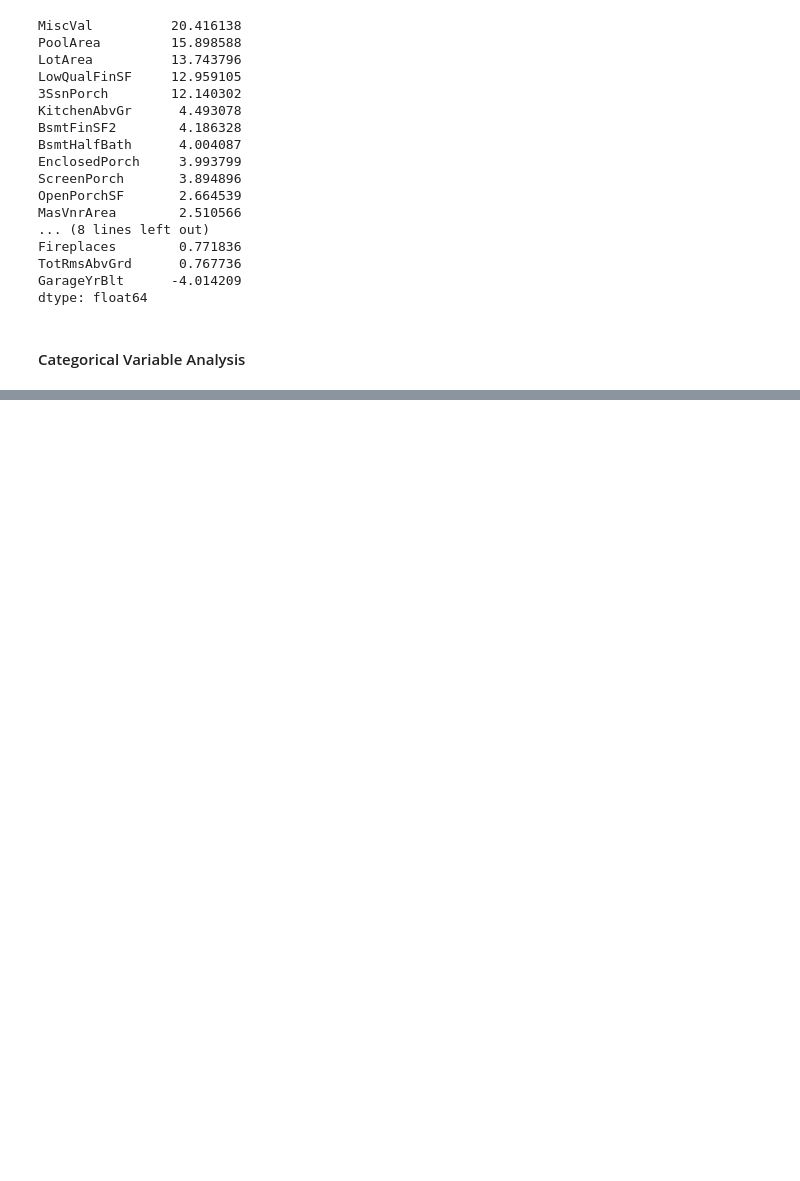
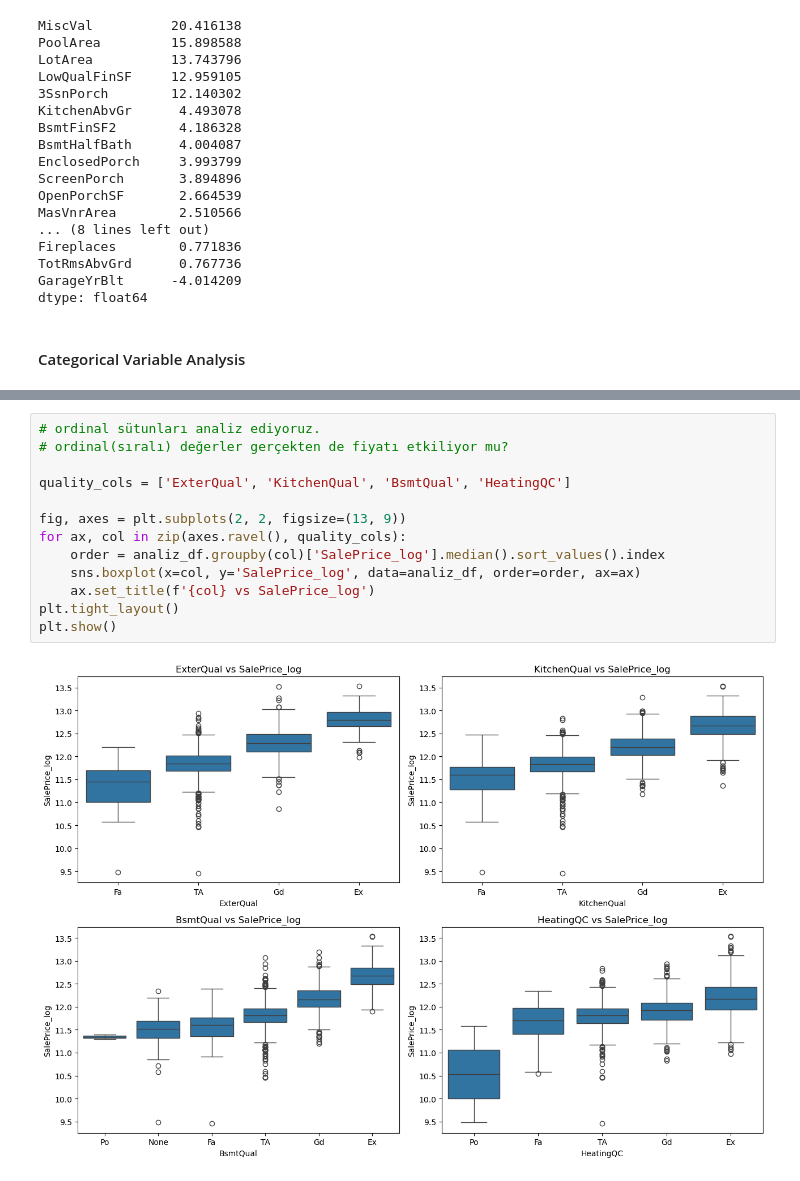
Before and after one commit to enesacarq/ames-housing-price-prediction, a Jupyter notebook: ames_house_price_analysis.ipynb, the cells around one changed output, grey strips where cells are left out. Cells and saved outputs as stored; diff of their text form; blank space fills up the shorter version.

```diff
--- a/ames_house_price_analysis.ipynb
+++ b/ames_house_price_analysis.ipynb
@@ -617,0 +633,15 @@ SaleCondition: 2 nadir kategori -> ['Alloca', 'AdjLand']
+# %%
+# ordinal sütunları analiz ediyoruz.
+# ordinal(sıralı) değerler gerçekten de fiyatı etkiliyor mu?
+
+quality_cols = ['ExterQual', 'KitchenQual', 'BsmtQual', 'HeatingQC']
+
+fig, axes = plt.subplots(2, 2, figsize=(13, 9))
+for ax, col in zip(axes.ravel(), quality_cols):
+    order = analiz_df.groupby(col)['SalePrice_log'].median().sort_values().index
+    sns.boxplot(x=col, y='SalePrice_log', data=analiz_df, order=order, ax=ax)
+    ax.set_title(f'{col} vs SalePrice_log')
+plt.tight_layout()
+plt.show()
+# %% [output]
+[figure, added]
```
Also changed, not shown: parts of 8 cells of this notebook.
